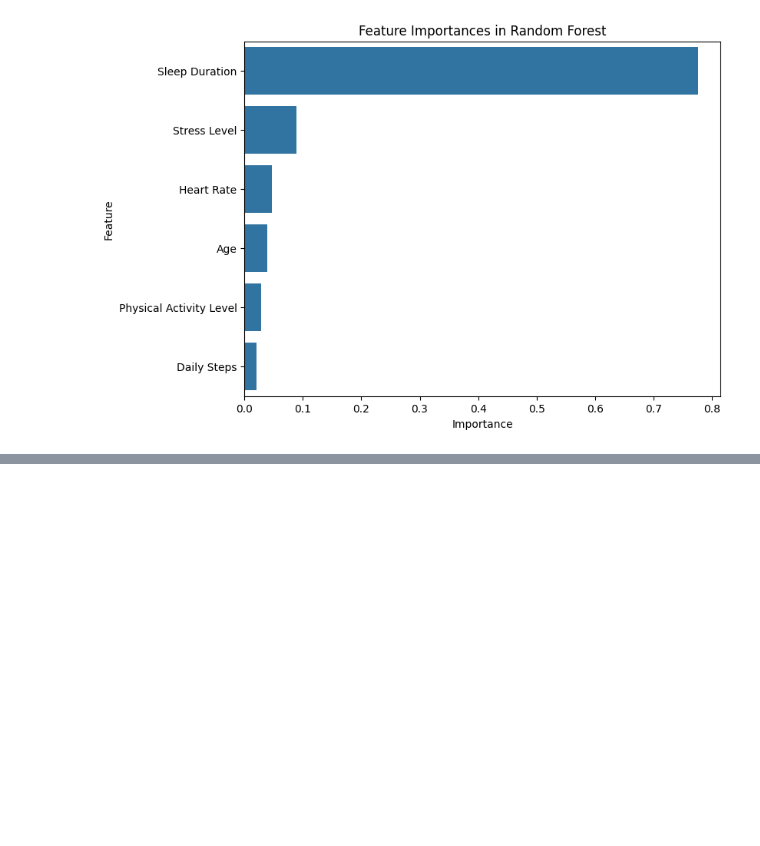
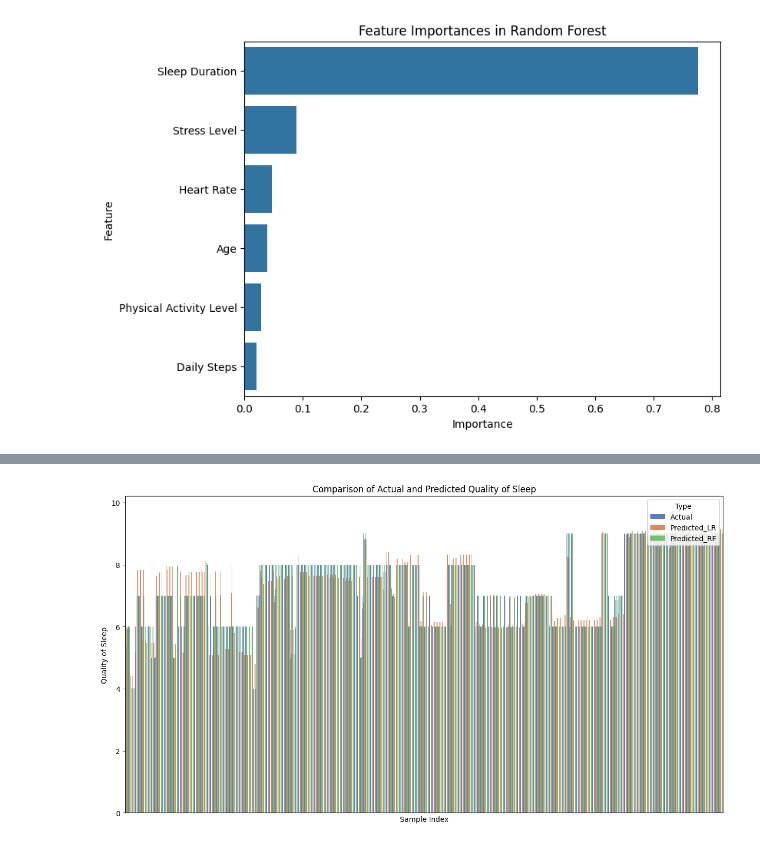
Before and after one commit to DPatel03/CTP_Project, a Jupyter notebook: regression.ipynb, the cells around one changed output, grey strips where cells are left out. Cells and saved outputs as stored; diff of their text form; code cells hidden in the pictures; blank space fills up the shorter version.

```diff
--- a/regression.ipynb
+++ b/regression.ipynb
@@ -176,0 +276,23 @@ Random Forest Features: [0.77607096 0.08880181 0.03879924 0.04728736 0.028911
+# %%
+import seaborn as sns
+import matplotlib.pyplot as plt
+
+# Create a DataFrame for visualization
+visual_data = pd.DataFrame({
+    'Index': range(len(y_actual)),
+    'Actual': y_actual,
+    'Predicted_LR': y_pred_lr_new,
+    'Predicted_RF': y_pred_rf_new
+}).melt(id_vars='Index', var_name='Type', value_name='Quality of Sleep')
+
+# Plot
+plt.figure(figsize=(15, 8))
+sns.barplot(data=visual_data, x='Index', y='Quality of Sleep', hue='Type', dodge=True, palette='muted')
+plt.title('Comparison of Actual and Predicted Quality of Sleep')
+plt.xlabel('Sample Index')
+plt.ylabel('Quality of Sleep')
+plt.legend(title='Type', loc='upper right')
+plt.xticks([], [])  # Hides x-axis ticks for better readability
+plt.show()
+# %% [output]
+[figure, added]
```
Also changed, not shown: parts of 4 cells of this notebook, 1 other file.
